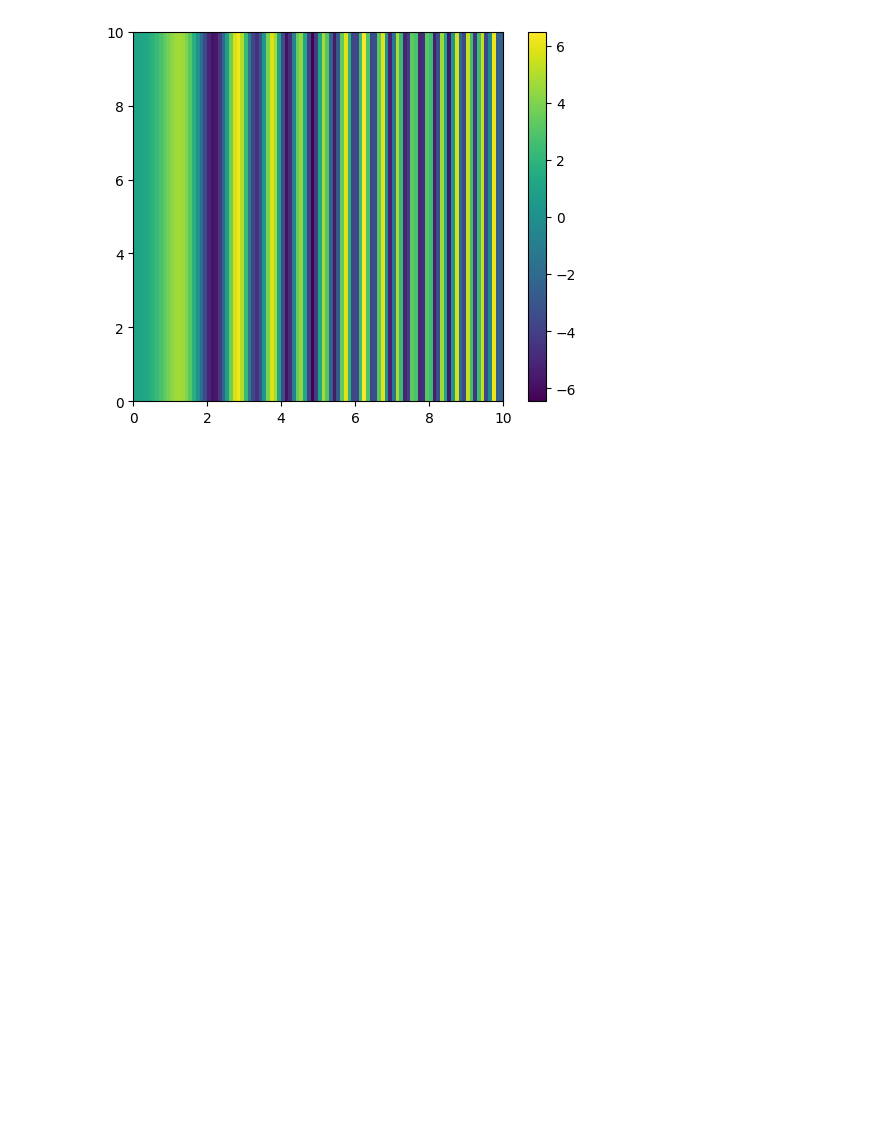
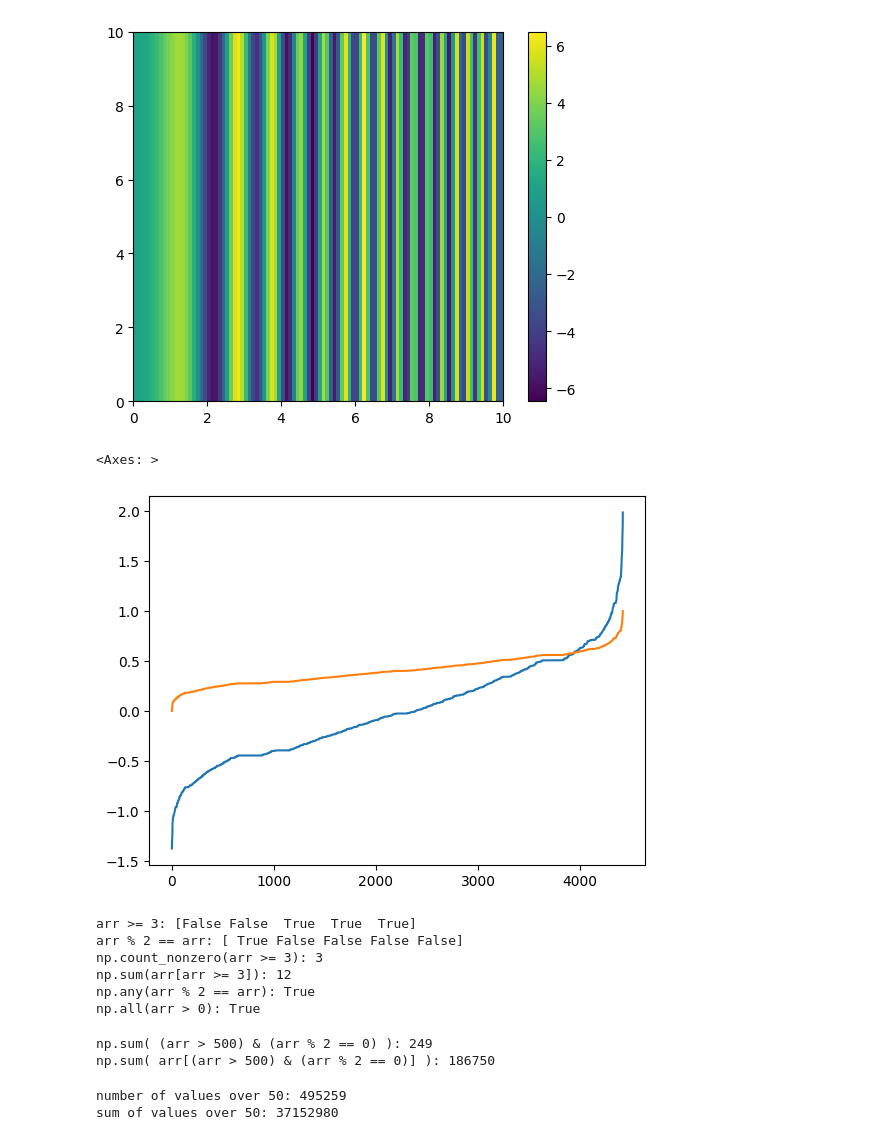
Before and after one commit to tkleg/SSE591-Projects, a Jupyter notebook: Proj2/Broadcasting.ipynb, the cells around one changed output. Cells and saved outputs as stored; diff of their text form; code cells hidden in the pictures; blank space fills up the shorter version.

```diff
--- a/Proj2/Broadcasting.ipynb
+++ b/Proj2/Broadcasting.ipynb
@@ -78,3 +78,49 @@ plt.colorbar()
 # %% [output]
 <matplotlib.colorbar.Colorbar at 0x...>
 [figure]
+# %%
+from sklearn.datasets import load_diabetes
+import seaborn as sns
+
+diabetes = load_diabetes()
+x = diabetes.data.flatten() * 10
+x = np.sort(x)
+sns.lineplot(x)
+
+x_min = np.min(x)
+x_max = np.max(x)
+x_normalized = (x - x_min) / (x_max - x_min)
+sns.lineplot(x_normalized)
+# %% [output]
+<Axes: >
+[figure, added]
+# %%
+arr = np.array([1, 2, 3, 4, 5])
+print("arr >= 3:", arr >= 3)
+print("arr % 2 == arr:", arr % 2 == arr)
+print("np.count_nonzero(arr >= 3):", np.count_nonzero(arr >= 3))
+print("np.sum(arr[arr >= 3]):", np.sum(arr[arr >= 3]))
+print("np.any(arr % 2 == arr):", np.any(arr % 2 == arr))
+print("np.all(arr > 0):", np.all(arr > 0))
+# %% [output]
+arr >= 3: [False False  True  True  True]
+arr % 2 == arr: [ True False False False False]
+np.count_nonzero(arr >= 3): 3
+np.sum(arr[arr >= 3]): 12
+np.any(arr % 2 == arr): True
+np.all(arr > 0): True
+# %%
+arr = np.arange(1, 1000)
+s = (arr > 500) & (arr % 2 == 0)
+print("np.sum( (arr > 500) & (arr % 2 == 0) ):", np.sum(s))
+print("np.sum( arr[(arr > 500) & (arr % 2 == 0)] ):", np.sum(arr[s]))
+# %% [output]
+np.sum( (arr > 500) & (arr % 2 == 0) ): 249
+np.sum( arr[(arr > 500) & (arr % 2 == 0)] ): 186750
+# %%
+arr = np.random.randint(1, 100, size=(1000, 1000))
+print("number of values over 50:", np.sum(arr > 50))
+print("sum of values over 50:", np.sum(arr[arr > 50]))
+# %% [output]
+number of values over 50: 495259
+sum of values over 50: 37152980
```
Also changed, not shown: parts of 1 cell of this notebook.
